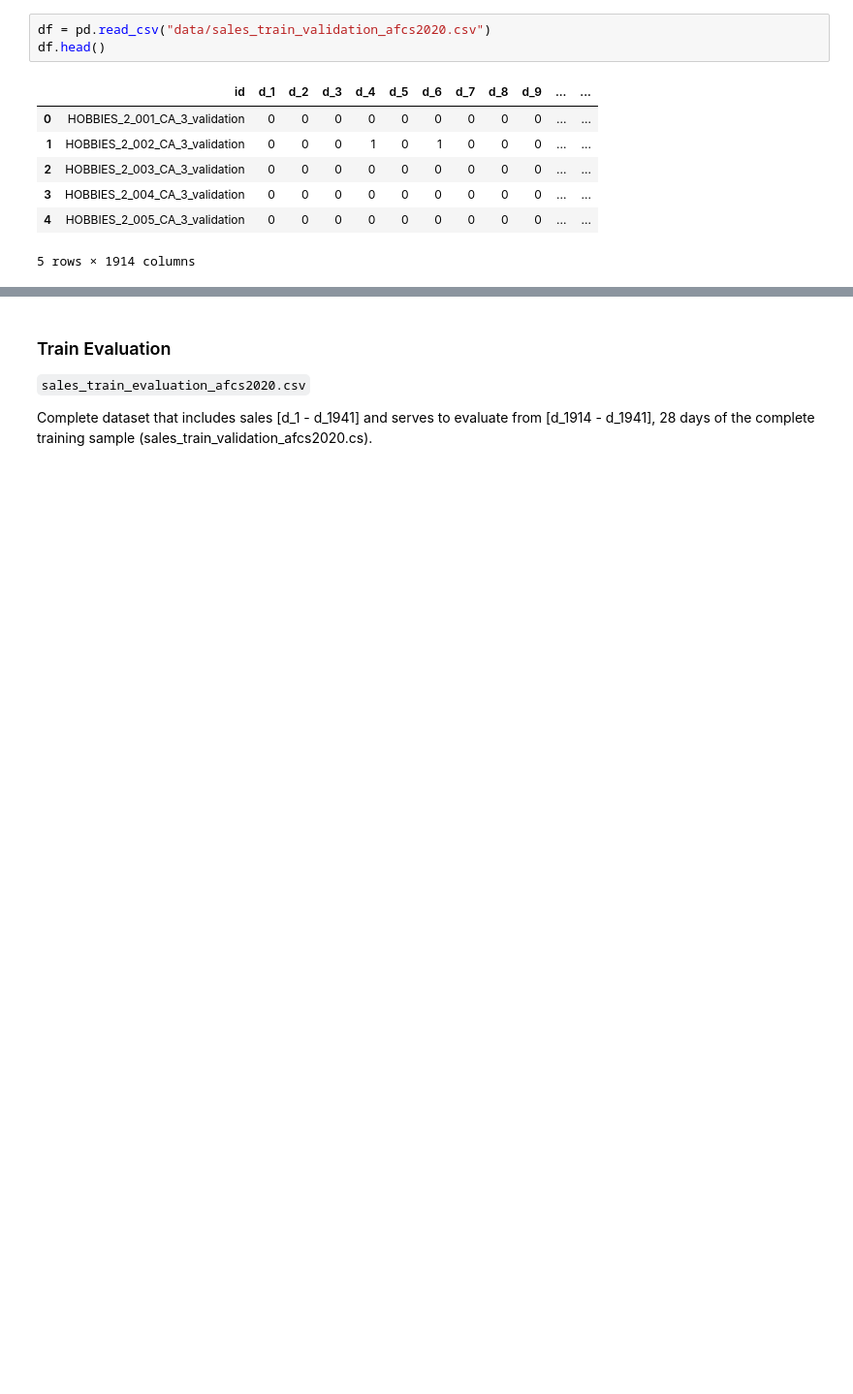
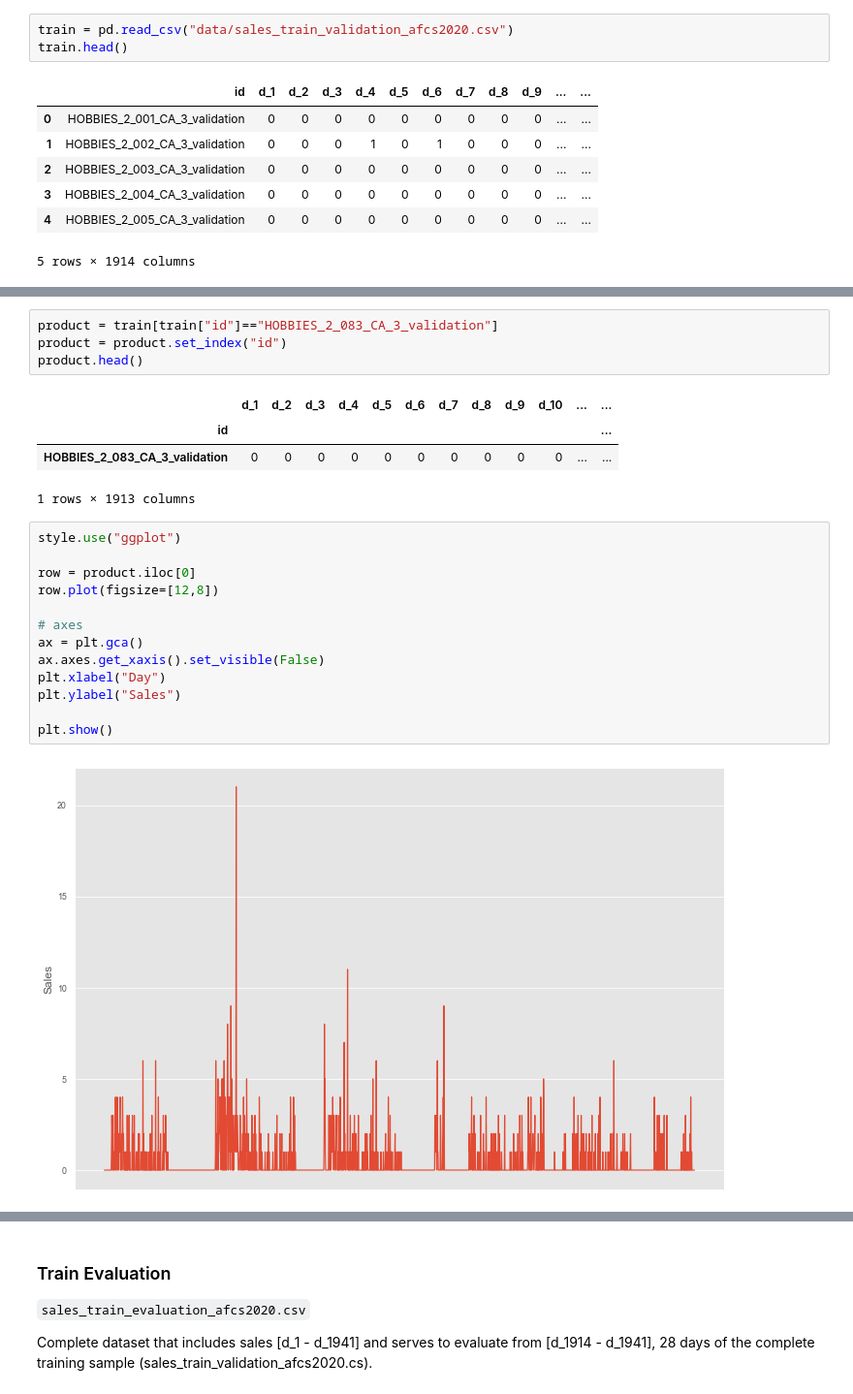
Before and after one commit to JopRijks/AFCS_team_9, a Jupyter notebook: eda.ipynb, the cells around one changed output, grey strips where cells are left out. Shown at 97% size. Drawn from its saved outputs; the diff is of its cells as text; blank space fills up the shorter version.

```diff
--- a/eda.ipynb
+++ b/eda.ipynb
@@ -92,8 +141,8 @@ array(['1'], dtype=object)
 
 Contains the historical daily unit sales data per product by CA3 store [d_1 - d_1913]. This can be used as a training set for models.
 # %%
-df = pd.read_csv("data/sales_train_validation_afcs2020.csv")
-df.head()
+train = pd.read_csv("data/sales_train_validation_afcs2020.csv")
+train.head()
 # %% [output]
 |  | id | d_1 | d_2 | d_3 | d_4 | d_5 | d_6 | d_7 | d_8 | d_9 | ... | ... |
 | 0 | HOBBIES_2_001_CA_3_validation | 0 | 0 | 0 | 0 | 0 | 0 | 0 | 0 | 0 | ... | ... |
@@ -104,0 +174,24 @@ df.head()
+# %%
+product = train[train["id"]=="HOBBIES_2_083_CA_3_validation"]
+product = product.set_index("id")
+product.head()
+# %% [output]
+|  | d_1 | d_2 | d_3 | d_4 | d_5 | d_6 | d_7 | d_8 | d_9 | d_10 | ... | ... |
+| id |  |  |  |  |  |  |  |  |  |  |  | ... |
+| HOBBIES_2_083_CA_3_validation | 0 | 0 | 0 | 0 | 0 | 0 | 0 | 0 | 0 | 0 | ... | ... |
+1 rows × 1913 columns
+# %%
+style.use("ggplot")
+
+row = product.iloc[0]
+row.plot(figsize=[12,8])
+
+# axes
+ax = plt.gca()
+ax.axes.get_xaxis().set_visible(False)
+plt.xlabel("Day")
+plt.ylabel("Sales")
+
+plt.show()
+# %% [output]
+[figure, added]
```
Also changed, not shown: parts of 12 cells of this notebook, 1 other file.
